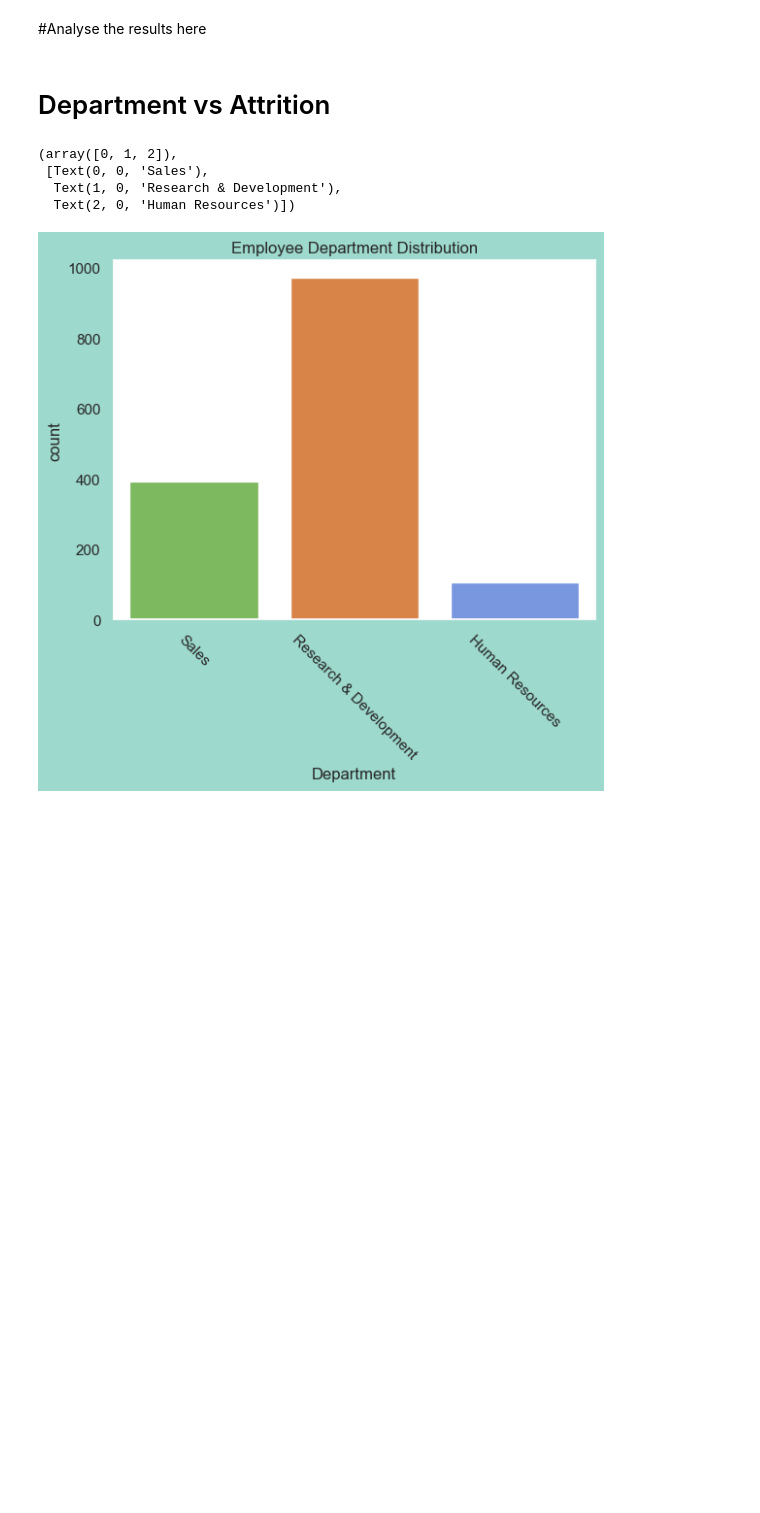
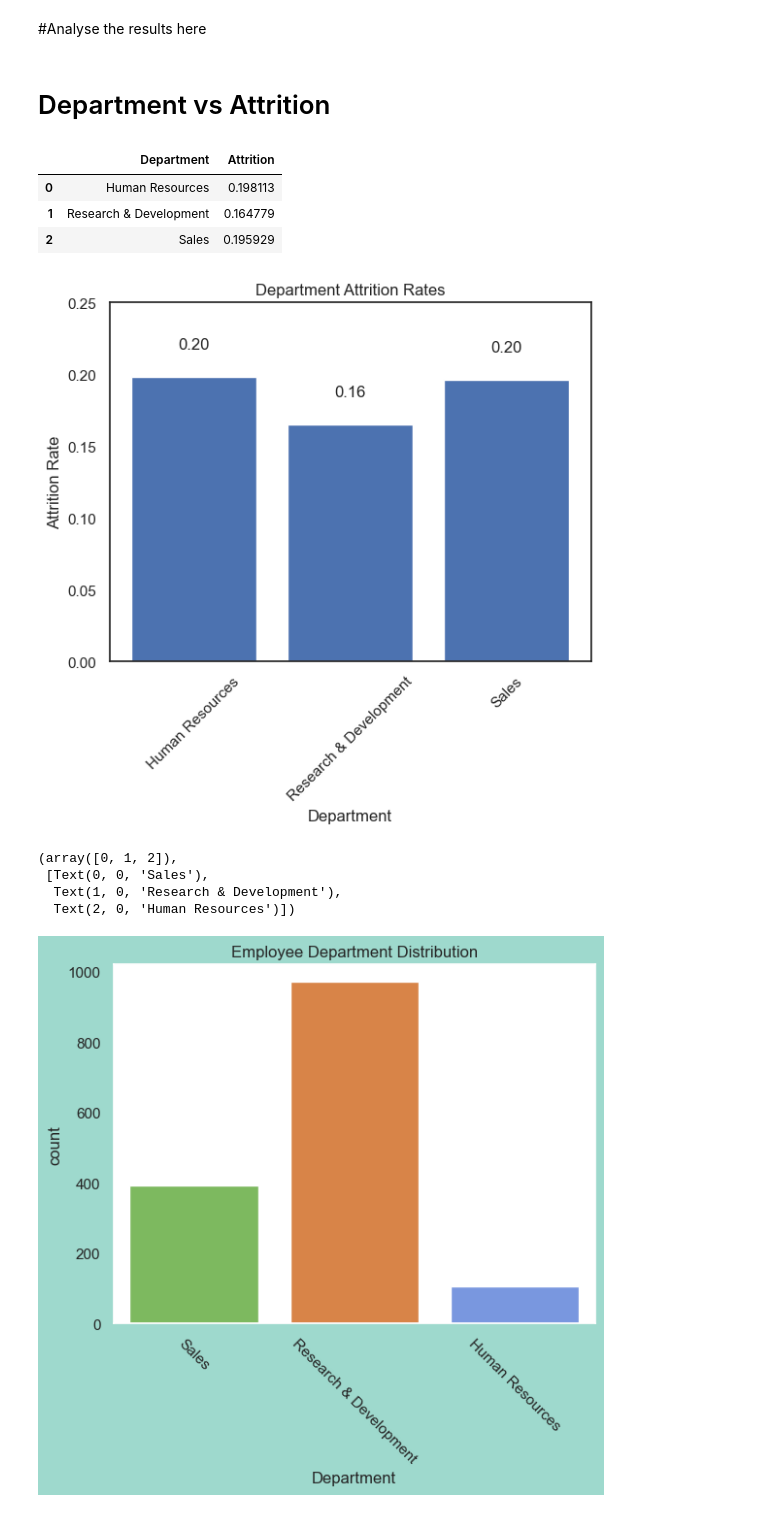
Before and after one commit to CiaraB123/Integrated-CA2, a Jupyter notebook: DF1_EDA.ipynb, the cells around one changed output. Saved outputs shown, nothing was run; the diff lists cells and outputs as text; code cells hidden in the pictures; blank space fills up the shorter version.

```diff
--- a/DF1_EDA.ipynb
+++ b/DF1_EDA.ipynb
@@ -641,6 +641,28 @@ plt.show()
 #Analyse the results here
 # %% [markdown]
 # Department vs Attrition
+# %%
+df['Attrition'] = np.where(df['Attrition'] == 'Yes', 1, 0)
+df_dept = df.groupby('Department')['Attrition'].mean().reset_index()
+df_dept
+# %% [output]
+|  | Department | Attrition |
+| 0 | Human Resources | 0.198113 |
+| 1 | Research & Development | 0.164779 |
+| 2 | Sales | 0.195929 |
+# %%
+plt.bar(df_dept['Department'], df_dept['Attrition'])
+plt.title('Department Attrition Rates')
+plt.xlabel('Department')
+plt.ylabel('Attrition Rate')
+plt.ylim((0, 0.25))
+plt.xticks(rotation=45)
+for i, rate in enumerate(df_dept['Attrition']):
+    plt.text(i, rate+0.02, f'{rate:.2f}', ha='center')
+
+plt.show()
+# %% [output]
+[figure, added]
 # %%
 # Employee distribution
 # Types of colors
```
Also changed, not shown: parts of 4 cells of this notebook, 2 other files.
